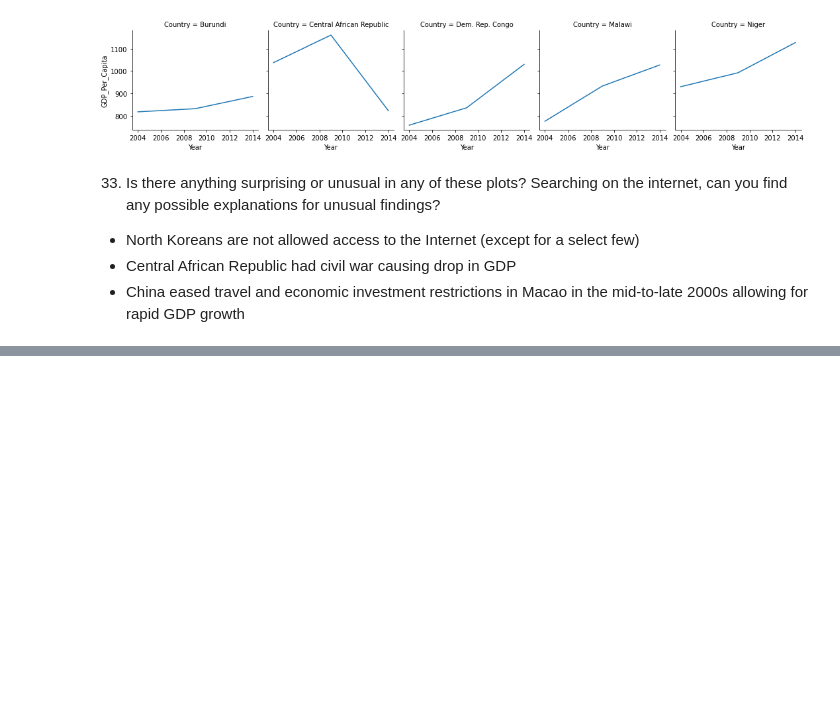
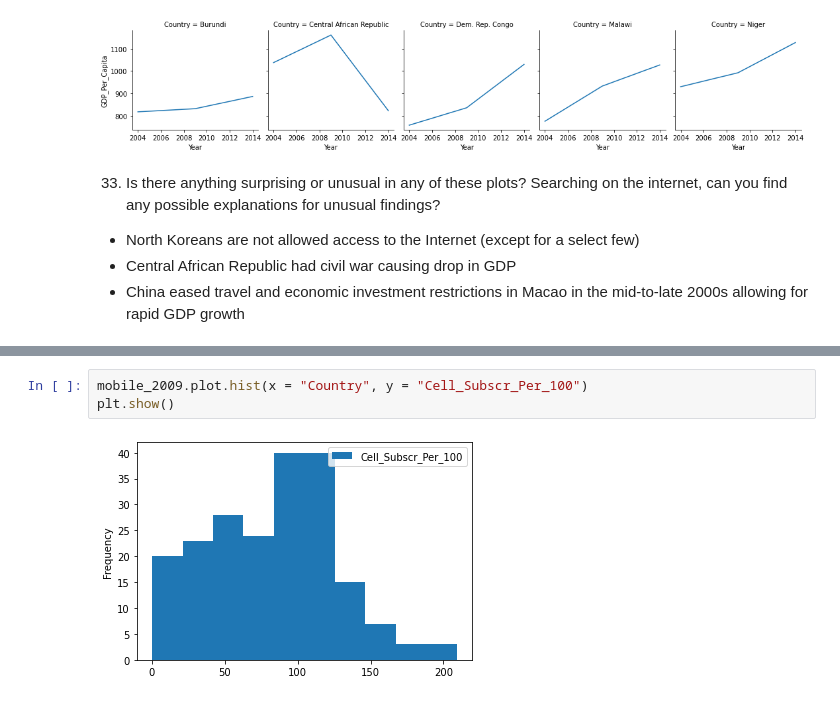
Before and after one commit to NSS-Data-Analytics-Cohort-7/gdp-and-internet-usage-PrestonSpencer, a Jupyter notebook: Notebooks/gdp_internet_project.ipynb, the cells around one changed output, grey strips where cells are left out. Cells and saved outputs as stored; diff of their text form; blank space fills up the shorter version.

```diff
--- a/Notebooks/gdp_internet_project.ipynb
+++ b/Notebooks/gdp_internet_project.ipynb
@@ -627,0 +653,5 @@ plt.show()
+# %%
+mobile_2009.plot.hist(x = "Country", y = "Cell_Subscr_Per_100")
+plt.show()
+# %% [output]
+[figure, added]
```
Also changed, not shown: parts of 25 cells of this notebook.
